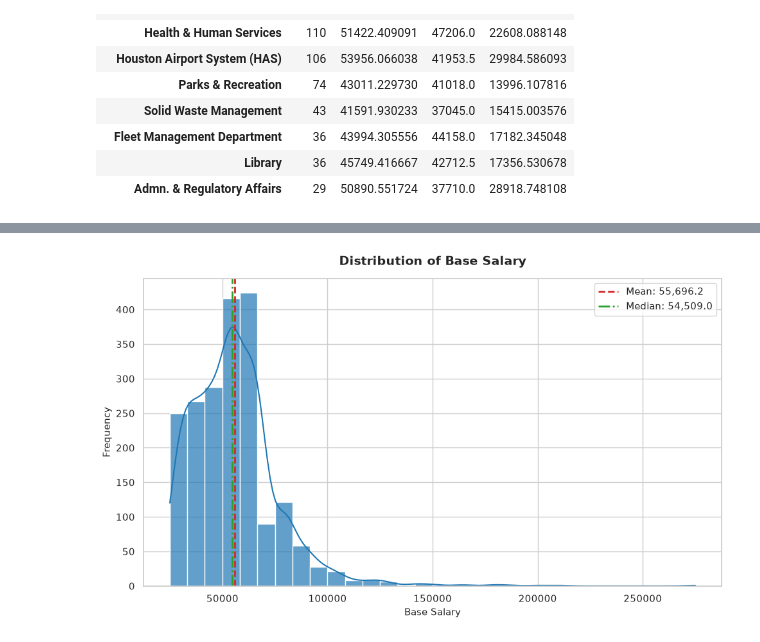
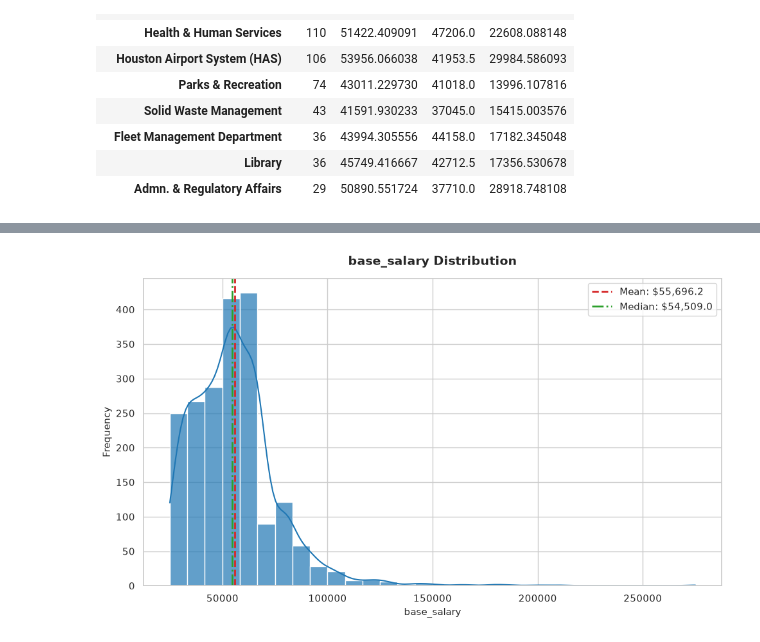
Before and after one commit to Shri-Sanjaykumar/Linkific-Tasks, a Jupyter notebook: Day-9/data_analysis.ipynb, the cells around one changed output, grey strips where cells are left out. Cells and saved outputs as stored; diff of their text form; code cells hidden in the pictures.

```diff
--- a/Day-9/data_analysis.ipynb
+++ b/Day-9/data_analysis.ipynb
@@ -337,14 +337,14 @@ A histogram overlaid with a Kernel Density Estimation (KDE) curve showing centra
 # %%
 plt.figure(figsize=(10, 6))
 sns.histplot(df[num_col], kde=True, bins=30, color="#1f77b4", edgecolor="white", alpha=0.7)
-plt.axvline(mean_val, color="#d62728", linestyle="--", linewidth=2, label=f"Mean: {mean_val:,.1f}")
-plt.axvline(median_val, color="#2ca02c", linestyle="-.", linewidth=2, label=f"Median: {median_val:,.1f}")
-plt.title(f"Distribution of {num_col.replace('_', ' ').title()}", fontsize=14, fontweight="bold", pad=15)
-plt.xlabel(num_col.replace("_", " ").title(), fontsize=11)
+plt.axvline(mean_val, color="#d62728", linestyle="--", linewidth=2, label=f"Mean: {prefix}{mean_val:,.1f}")
+plt.axvline(median_val, color="#2ca02c", linestyle="-.", linewidth=2, label=f"Median: {prefix}{median_val:,.1f}")
+plt.title(f"{num_col} Distribution", fontsize=14, fontweight="bold", pad=15)
+plt.xlabel(num_col, fontsize=11)
 plt.ylabel("Frequency", fontsize=11)
-plt.legend(frameon=True)
+plt.legend(frameon=True, loc="upper right")
 plt.tight_layout()
 plt.show()
 # %% [output]
-[figure, old version]
+[figure, new version]
 # %% [markdown]
```
Also changed, not shown: parts of 18 cells of this notebook, 7 other files.
